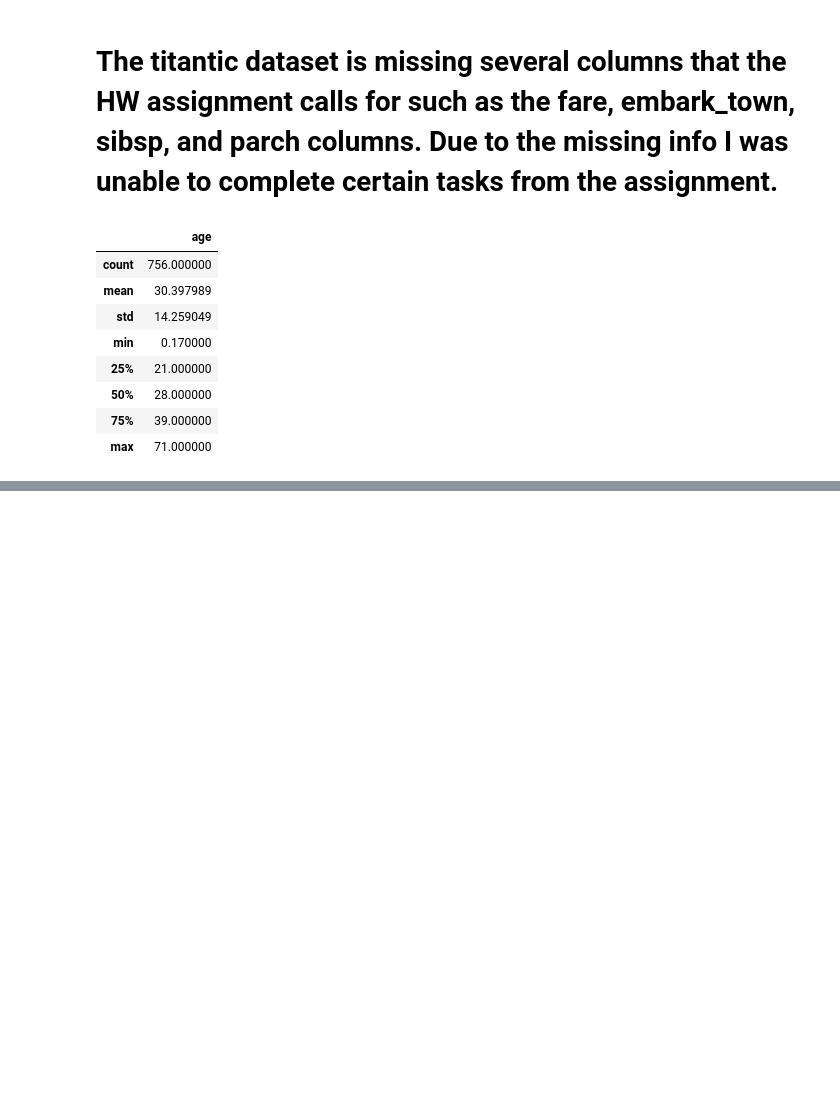
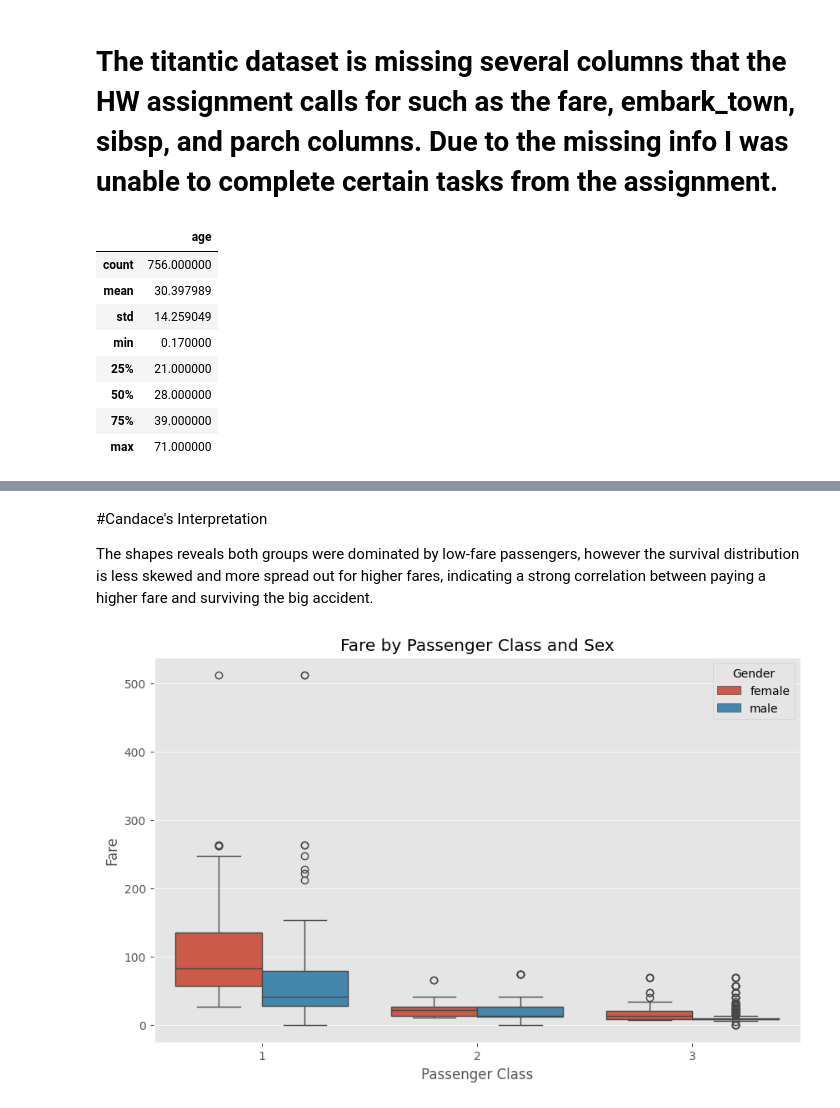
Before and after one commit to cmontg26/Data110, a Jupyter notebook: Week_5_6_Candace_Montgomery_Assignment.ipynb, the cells around one changed output, grey strips where cells are left out. Cells and saved outputs as stored; diff of their text form; code cells hidden in the pictures; blank space fills up the shorter version.

```diff
--- a/Week_5_6_Candace_Montgomery_Assignment.ipynb
+++ b/Week_5_6_Candace_Montgomery_Assignment.ipynb
@@ -48,0 +77,14 @@ plt.show()
+# %% [markdown]
+#Candace's Interpretation
+
+The shapes reveals both groups were dominated by low-fare passengers, however the survival distribution is less skewed and more spread out for higher fares, indicating a strong correlation between paying a higher fare  and surviving the big accident.
+# %%
+plt.figure(figsize=(10, 6))
+sns.boxplot(x='pclass', y='fare', hue='sex', data=df)
+plt.title('Fare by Passenger Class and Sex')
+plt.xlabel('Passenger Class')
+plt.ylabel('Fare')
+plt.legend(title='Gender')
+plt.show()
+# %% [output]
+[figure, added]
```
Also changed, not shown: parts of 13 cells of this notebook.
